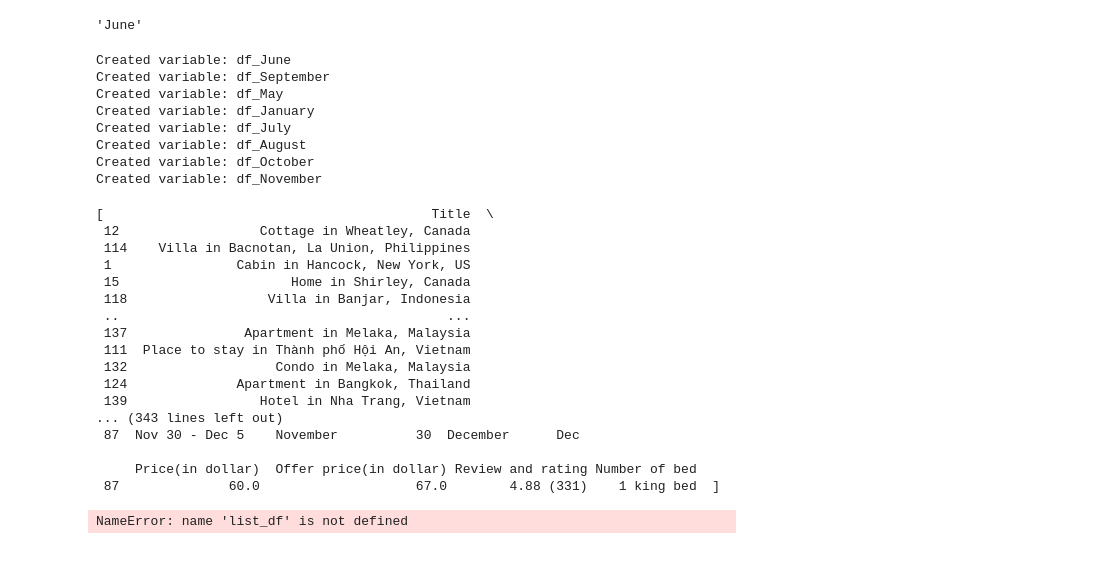
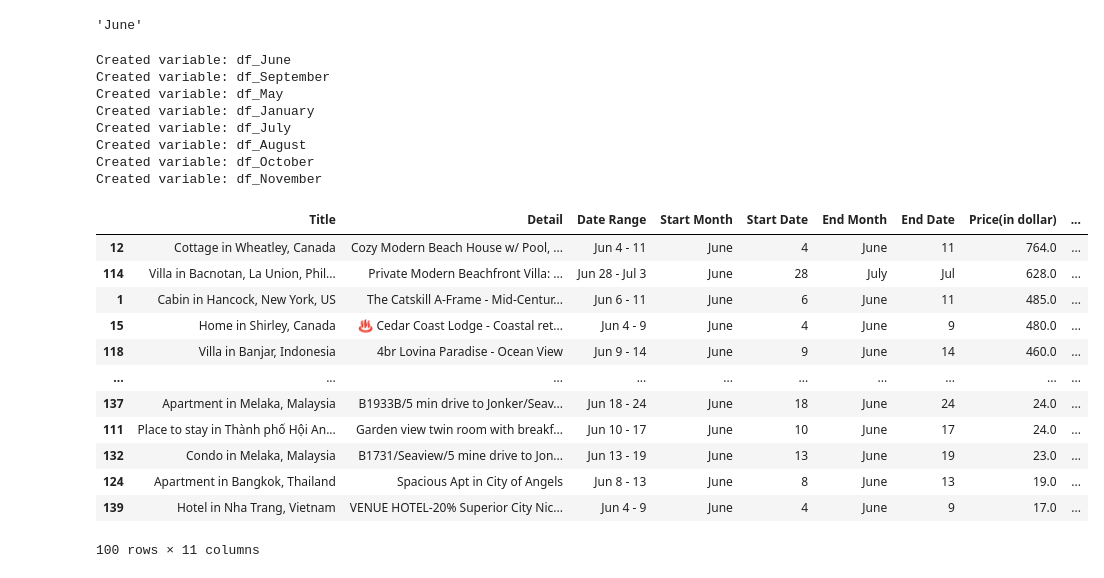
Before and after one commit to nvnehemias/airbnb-analytics-portfolio, a Jupyter notebook: airbnb-analytics-portfolio/notebooks/02_data_analysis.ipynb, the cells around one changed output. Saved outputs shown, nothing was run; the diff lists cells and outputs as text; code cells hidden in the pictures.

```diff
--- a/airbnb-analytics-portfolio/notebooks/02_data_analysis.ipynb
+++ b/airbnb-analytics-portfolio/notebooks/02_data_analysis.ipynb
@@ -139,7 +139,7 @@ def month_df(df, column_name):
         print(f"Created variable: {var_name}")
     return list_df
 # %%
-month_df(df_1_clean,'Start Month')
+list_dfs = month_df(df_1_clean,'Start Month');
 # %% [output]
 Created variable: df_June
 Created variable: df_September
@@ -149,27 +149,22 @@ Created variable: df_July
 Created variable: df_August
 Created variable: df_October
 Created variable: df_November
-[                                          Title  \
- 12                  Cottage in Wheatley, Canada
- 114    Villa in Bacnotan, La Union, Philippines
- 1                Cabin in Hancock, New York, US
- 15                      Home in Shirley, Canada
- 118                  Villa in Banjar, Indonesia
- ..                                          ...
- 137               Apartment in Melaka, Malaysia
- 111  Place to stay in Thành phố Hội An, Vietnam
- 132                   Condo in Melaka, Malaysia
- 124              Apartment in Bangkok, Thailand
- 139                 Hotel in Nha Trang, Vietnam
-... (343 lines left out)
- 87  Nov 30 - Dec 5    November          30  December      Dec
-
-     Price(in dollar)  Offer price(in dollar) Review and rating Number of bed
- 87              60.0                    67.0        4.88 (331)    1 king bed  ]
 # %%
-list_df
+def create_histo(list):
 # %% [output]
+|  | Title | Detail | Date Range | Start Month | Start Date | End Month | End Date | Price(in dollar) | ... |
+| 12 | Cottage in Wheatley, Canada | Cozy Modern Beach House w/ Pool, ... | Jun 4 - 11 | June | 4 | June | 11 | 764.0 | ... |
+| 114 | Villa in Bacnotan, La Union, Phil... | Private Modern Beachfront Villa: ... | Jun 28 - Jul 3 | June | 28 | July | Jul | 628.0 | ... |
+| 1 | Cabin in Hancock, New York, US | The Catskill A-Frame - Mid-Centur... | Jun 6 - 11 | June | 6 | June | 11 | 485.0 | ... |
+| 15 | Home in Shirley, Canada | ♨ Cedar Coast Lodge - Coastal ret... | Jun 4 - 9 | June | 4 | June | 9 | 480.0 | ... |
+| 118 | Villa in Banjar, Indonesia | 4br Lovina Paradise - Ocean View | Jun 9 - 14 | June | 9 | June | 14 | 460.0 | ... |
+| ... | ... | ... | ... | ... | ... | ... | ... | ... | ... |
+| 137 | Apartment in Melaka, Malaysia | B1933B/5 min drive to Jonker/Seav... | Jun 18 - 24 | June | 18 | June | 24 | 24.0 | ... |
+| 111 | Place to stay in Thành phố Hội An... | Garden view twin room with breakf... | Jun 10 - 17 | June | 10 | June | 17 | 24.0 | ... |
+| 132 | Condo in Melaka, Malaysia | B1731/Seaview/5 mine drive to Jon... | Jun 13 - 19 | June | 13 | June | 19 | 23.0 | ... |
+| 124 | Apartment in Bangkok, Thailand | Spacious Apt in City of Angels | Jun 8 - 13 | June | 8 | June | 13 | 19.0 | ... |
+| 139 | Hotel in Nha Trang, Vietnam | VENUE HOTEL-20% Superior City Nic... | Jun 4 - 9 | June | 4 | June | 9 | 17.0 | ... |
-NameError: name 'list_df' is not defined
+100 rows × 11 columns
 # %%
 # trying to find outliers
 
```
